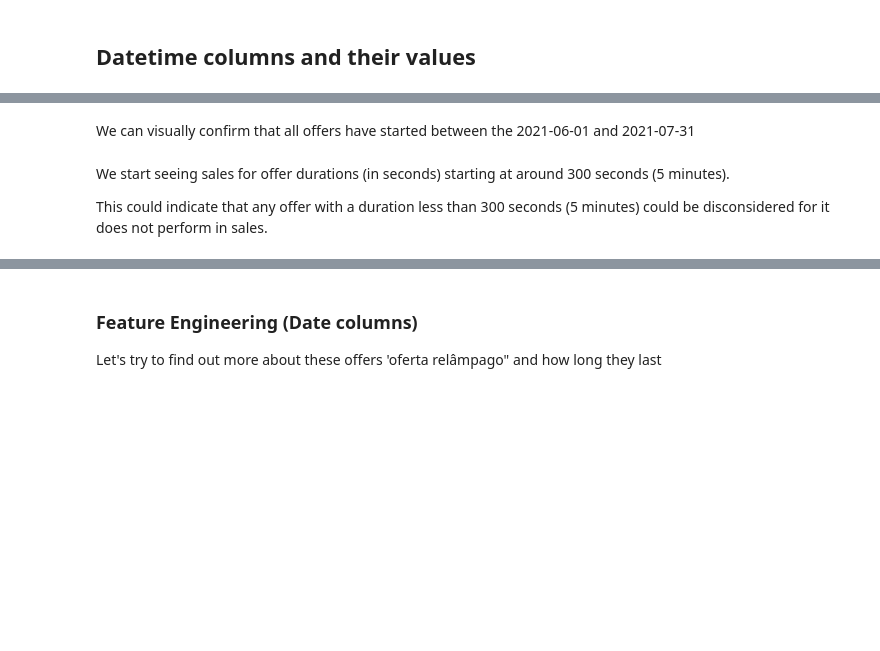
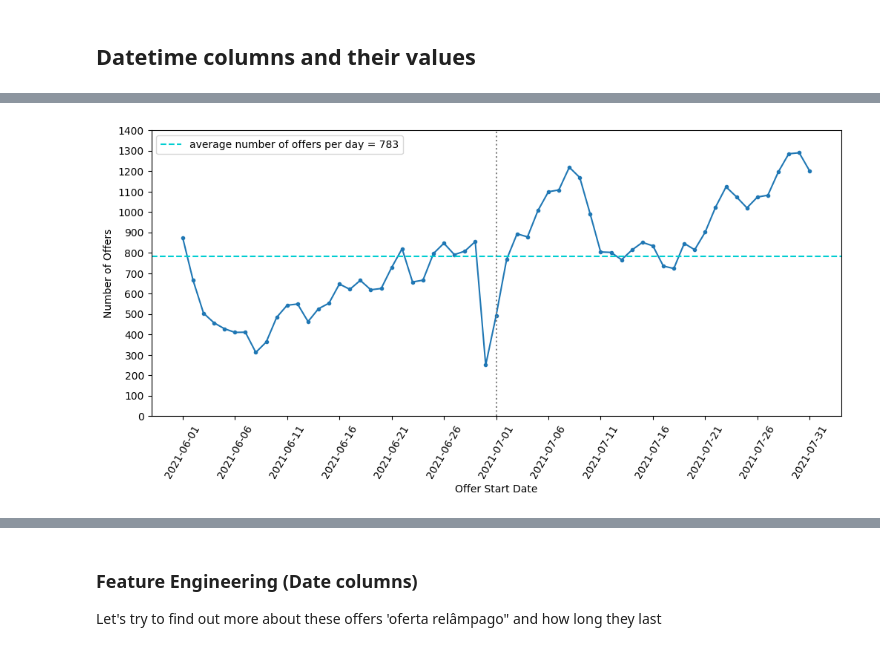
Before and after one commit to rafands/Meli_Tech_Challenge, a Jupyter notebook: EDA_ofertas_relampago.ipynb, the cells around one changed output, grey strips where cells are left out. Cells and saved outputs as stored; diff of their text form; code cells hidden in the pictures; blank space fills up the shorter version.

```diff
--- a/EDA_ofertas_relampago.ipynb
+++ b/EDA_ofertas_relampago.ipynb
@@ -544,0 +537,4 @@ abcdef
+# %%
+df['ORIGIN'].fillna('NA', inplace=True)
+
+df.isnull().sum()
@@ -544,0 +586,23 @@ abcdef
+# %%
+cols_df_clean = [
+    'OFFER_START_DATE_dt',
+    'OFFER_FINISH_DTTM_dt',
+    'OFFER_START_DTTM_dt',
+    # -- -- -- -- -- -- -- -- -- -- -- --
+    'INVOLVED_STOCK',
+    'sold_quantity_fixed',
+    'remaining_stock_after_end_fixed',
+    'unit_price',
+    'sold_amount_fixed',
+    'sales_rate',
+    # -- -- -- -- -- -- -- -- -- -- -- --
+    'OFFER_TYPE',
+    'ORIGIN',
+    'SHIPPING_PAYMENT_TYPE',
+    'DOM_DOMAIN_AGG1',
+    'VERTICAL',
+    'DOMAIN_ID'
+]
+
+df_clean = df[cols_df_clean].copy()
+df_clean.head()
@@ -563,24 +644,22 @@ print(f"- Most recent 'Offer End Date': {max(df["OFFER_FINISH_DTTM_dt"].dt.date)
 # %%
 '''Let's plot the number of offers per offer start date to see if there is any concentration in a specific date'''
-df_ts_temp = df[['OFFER_START_DATE_dt']].reset_index().groupby('OFFER_START_DATE_dt').agg(num_offers=('index','count')).copy()
+df_ts_temp = df_clean[['OFFER_START_DATE_dt']].reset_index().groupby('OFFER_START_DATE_dt').agg(num_offers=('index','count')).copy()
 
 import datetime as dt
 
 plt.figure(figsize=(12,5))
 plt.plot(df_ts_temp, marker='.')
 
 plt.yticks(range(0,round(max(df_ts_temp['num_offers']),-2)+200,100))
 plt.ylabel('Number of Offers')
 plt.axhline(np.mean(df_ts_temp['num_offers']), ls='--', c='darkturquoise', label=f'average number of offers per day = {int(np.mean(df_ts_temp['num_offers']))}')
 
 plt.xticks([df_ts_temp.reset_index()['OFFER_START_DATE_dt'][i] for i in range(0,len(df_ts_temp),5)],rotation=60)
 plt.xlabel('Offer Start Date')
 plt.axvline(dt.date(2021,7,1), ls=':', c='gray')
 
 plt.legend()
 
 plt.show()
-
-#df_ts_temp.
+# %% [output]
+[figure, added]
-# %% [markdown]
-We can visually confirm that all offers have started between the 2021-06-01 and 2021-07-31
@@ -600,4 +665,0 @@ df_ts.isnull().sum()
-# %% [markdown]
-We start seeing sales for offer durations (in seconds) starting at around 300 seconds (5 minutes).
-
-This could indicate that any offer with a duration less than 300 seconds (5 minutes) could be disconsidered for it does not perform in sales.
```
Also changed, not shown: parts of 78 cells of this notebook.
